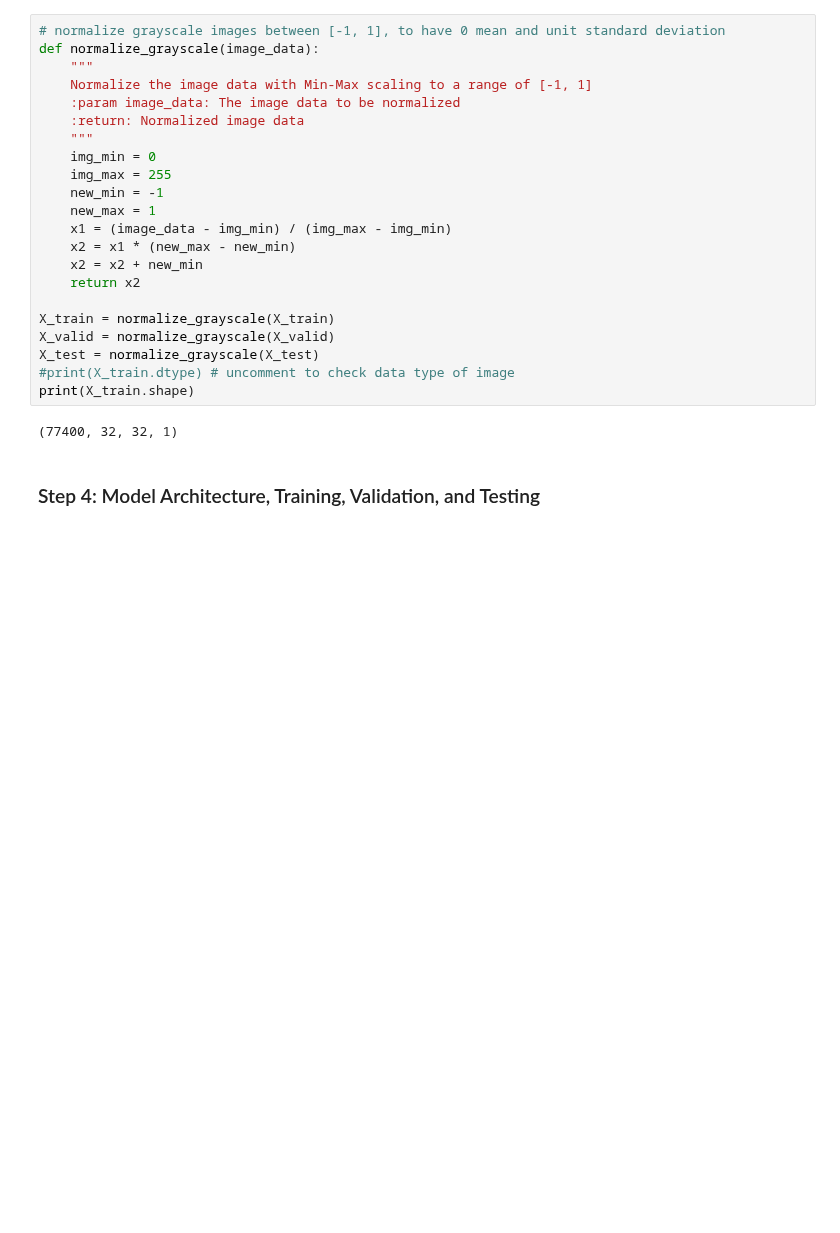
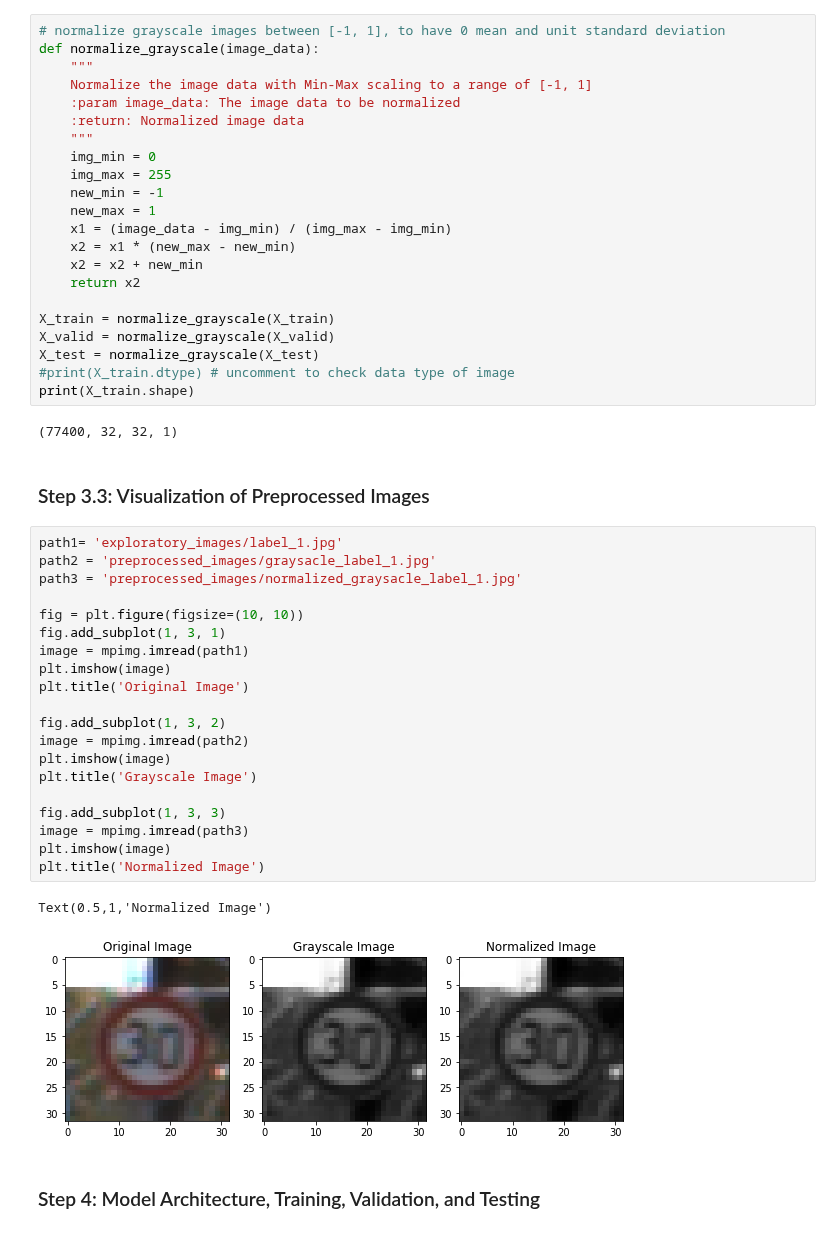
Before and after one commit to amarkaswan/CarND-Traffic-Sign-Classifier-Project, a Jupyter notebook: Traffic_Sign_Classifier.ipynb, the cells around one changed output. Cells and saved outputs as stored; diff of their text form; blank space fills up the shorter version.

```diff
--- a/Traffic_Sign_Classifier.ipynb
+++ b/Traffic_Sign_Classifier.ipynb
@@ -318,6 +318,31 @@ X_test = normalize_grayscale(X_test)
 print(X_train.shape)
 # %% [output]
 (77400, 32, 32, 1)
+# %% [markdown]
+### Step 3.3: Visualization of Preprocessed Images
+# %%
+path1= 'exploratory_images/label_1.jpg'
+path2 = 'preprocessed_images/graysacle_label_1.jpg'
+path3 = 'preprocessed_images/normalized_graysacle_label_1.jpg'
+
+fig = plt.figure(figsize=(10, 10))
+fig.add_subplot(1, 3, 1)
+image = mpimg.imread(path1)
+plt.imshow(image)
+plt.title('Original Image')
+
+fig.add_subplot(1, 3, 2)
+image = mpimg.imread(path2)
+plt.imshow(image)
+plt.title('Grayscale Image')
+
+fig.add_subplot(1, 3, 3)
+image = mpimg.imread(path3)
+plt.imshow(image)
+plt.title('Normalized Image')
+# %% [output]
+Text(0.5,1,'Normalized Image')
+[figure, added]
 # %% [markdown]
 ### Step 4: Model Architecture, Training, Validation, and Testing
 # %% [markdown]
```
Also changed, not shown: parts of 10 cells of this notebook, 12 other files.
